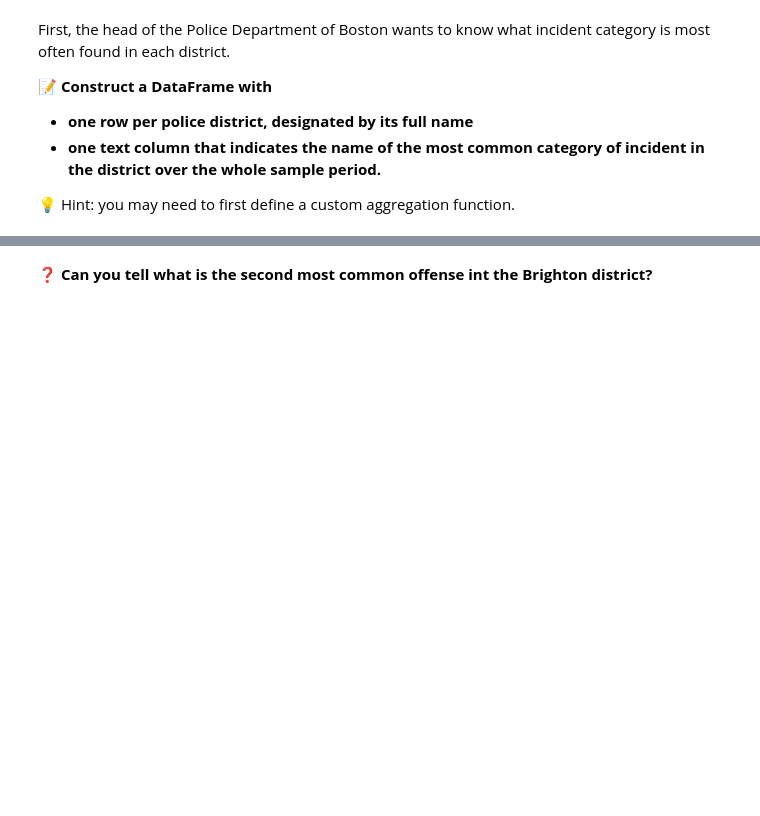
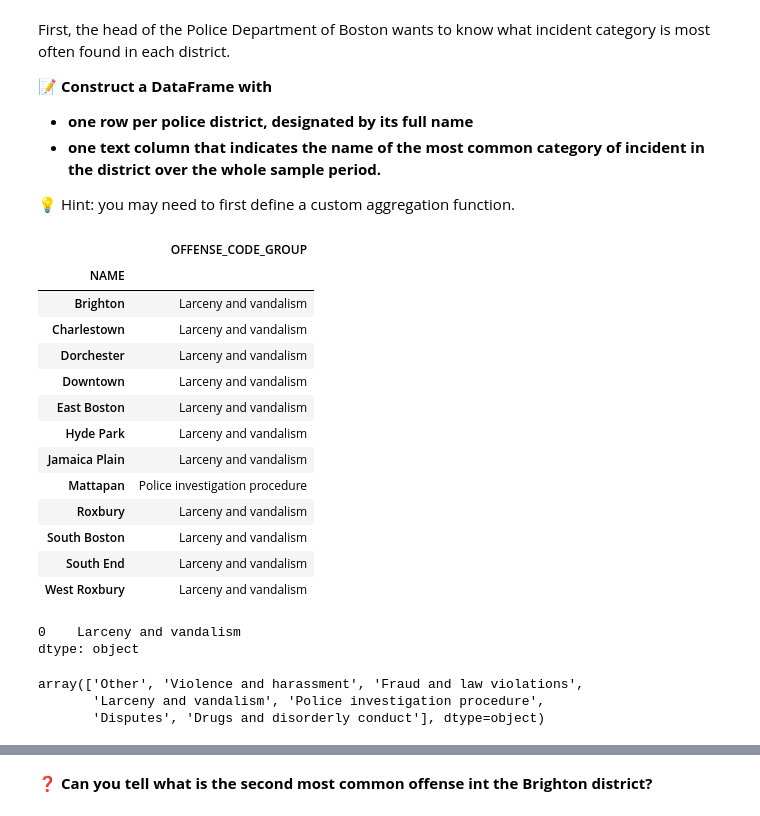
Before and after one commit to mchistya/data-certification-exam, a Jupyter notebook: decision_science/boston_crimes.ipynb, the cells around one changed output, grey strips where cells are left out. Cells and saved outputs as stored; diff of their text form; code cells hidden in the pictures; blank space fills up the shorter version.

```diff
--- a/decision_science/boston_crimes.ipynb
+++ b/decision_science/boston_crimes.ipynb
@@ -497,0 +504,29 @@ First, the head of the Police Department of Boston wants to know what incident c
+# %%
+pdb_df=data.groupby(['NAME'])['OFFENSE_CODE_GROUP'].agg(pd.Series.mode).to_frame()
+pdb_df
+# %% [output]
+|  | OFFENSE_CODE_GROUP |
+| NAME |  |
+| Brighton | Larceny and vandalism |
+| Charlestown | Larceny and vandalism |
+| Dorchester | Larceny and vandalism |
+| Downtown | Larceny and vandalism |
+| East Boston | Larceny and vandalism |
+| Hyde Park | Larceny and vandalism |
+| Jamaica Plain | Larceny and vandalism |
+| Mattapan | Police investigation procedure |
+| Roxbury | Larceny and vandalism |
+| South Boston | Larceny and vandalism |
+| South End | Larceny and vandalism |
+| West Roxbury | Larceny and vandalism |
+# %%
+data.OFFENSE_CODE_GROUP.mode()
+# %% [output]
+0    Larceny and vandalism
+dtype: object
+# %%
+data.OFFENSE_CODE_GROUP.unique()
+# %% [output]
+array(['Other', 'Violence and harassment', 'Fraud and law violations',
+       'Larceny and vandalism', 'Police investigation procedure',
+       'Disputes', 'Drugs and disorderly conduct'], dtype=object)
```
Also changed, not shown: parts of 21 cells of this notebook.
